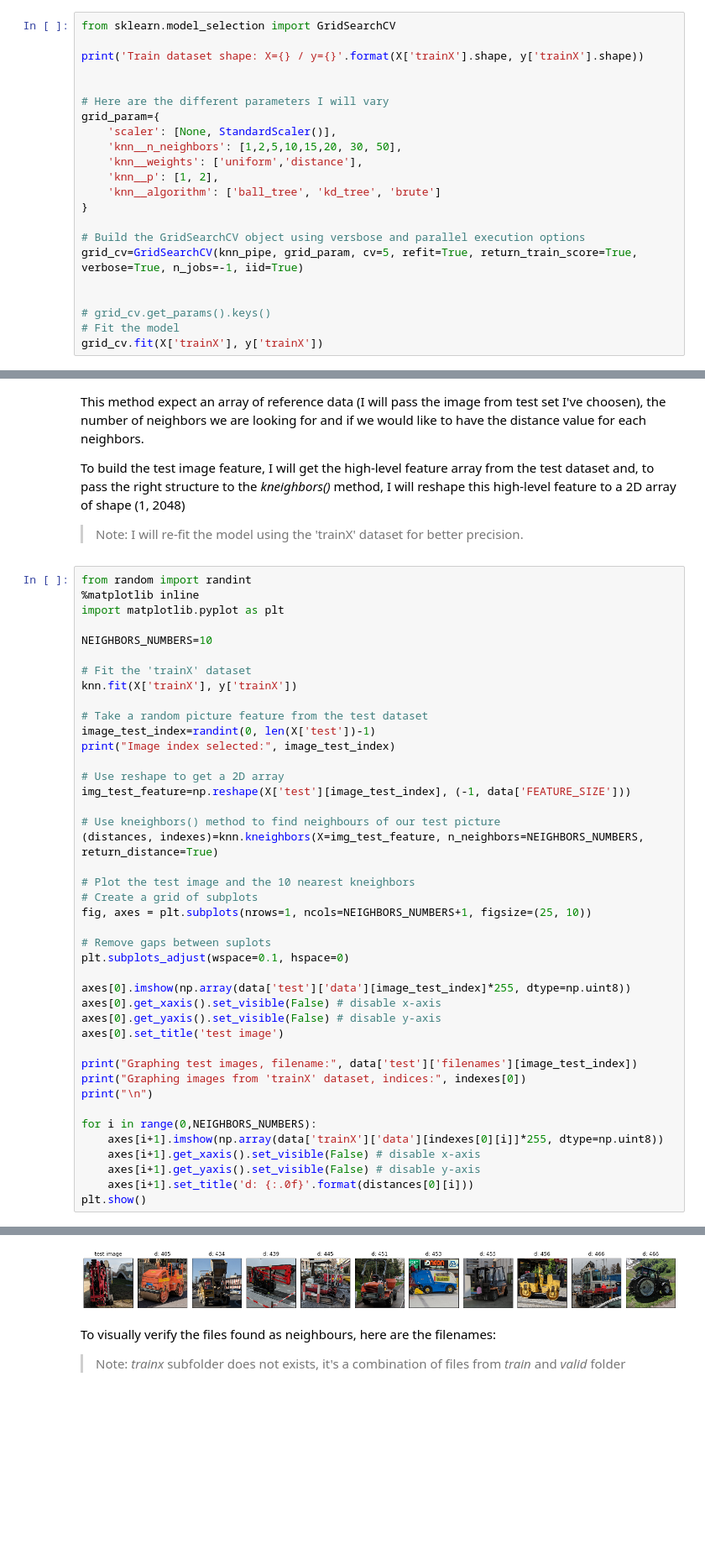
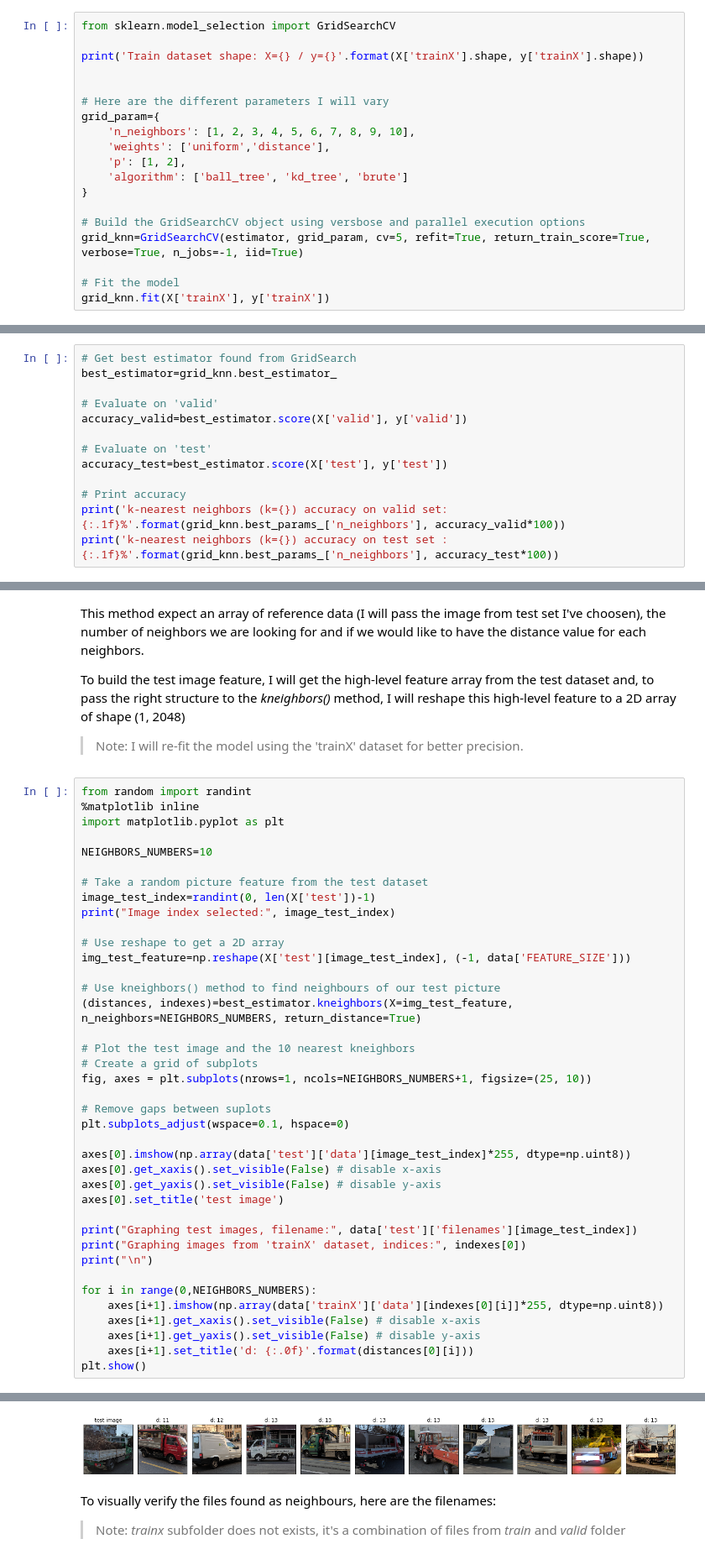
Before and after one commit to xnicolovici/machine_learning, a Jupyter notebook: notebooks/Course No 4/11. Course project/03 - Visual search with k-NN.ipynb, the cells around one changed output, grey strips where cells are left out. Shown at 84% size. Saved outputs shown, nothing was run; the diff lists cells and outputs as text; blank space fills up the shorter version.

```diff
--- a/notebooks/Course No 4/11. Course project/03 - Visual search with k-NN.ipynb
+++ b/notebooks/Course No 4/11. Course project/03 - Visual search with k-NN.ipynb
@@ -140,19 +132,16 @@ print('Train dataset shape: X={} / y={}'.format(X['trainX'].shape, y['trainX'].s
 
 # Here are the different parameters I will vary
 grid_param={
-    'scaler': [None, StandardScaler()],
-    'knn__n_neighbors': [1,2,5,10,15,20, 30, 50],
-    'knn__weights': ['uniform','distance'],
-    'knn__p': [1, 2],
-    'knn__algorithm': ['ball_tree', 'kd_tree', 'brute']
+    'n_neighbors': [1, 2, 3, 4, 5, 6, 7, 8, 9, 10],
+    'weights': ['uniform','distance'],
+    'p': [1, 2],
+    'algorithm': ['ball_tree', 'kd_tree', 'brute']
 }
 
 # Build the GridSearchCV object using versbose and parallel execution options
-grid_cv=GridSearchCV(knn_pipe, grid_param, cv=5, refit=True, return_train_score=True, verbose=True, n_jobs=-1, iid=True)
+grid_knn=GridSearchCV(estimator, grid_param, cv=5, refit=True, return_train_score=True, verbose=True, n_jobs=-1, iid=True)
 
-
-# grid_cv.get_params().keys()
 # Fit the model
-grid_cv.fit(X['trainX'], y['trainX'])
+grid_knn.fit(X['trainX'], y['trainX'])
 # %% [output]
 Train dataset shape: X=(420, 2048) / y=(420,)
@@ -243,0 +206,13 @@ k-nearest neighbors (k=6) accuracy on test set : 88.2%
+# %%
+# Get best estimator found from GridSearch
+best_estimator=grid_knn.best_estimator_
+
+# Evaluate on 'valid'
+accuracy_valid=best_estimator.score(X['valid'], y['valid'])
+
+# Evaluate on 'test'
+accuracy_test=best_estimator.score(X['test'], y['test'])
+
+# Print accuracy
+print('k-nearest neighbors (k={}) accuracy on valid set: {:.1f}%'.format(grid_knn.best_params_['n_neighbors'], accuracy_valid*100))
+print('k-nearest neighbors (k={}) accuracy on test set : {:.1f}%'.format(grid_knn.best_params_['n_neighbors'], accuracy_test*100))
@@ -259,9 +237,6 @@ from random import randint
 import matplotlib.pyplot as plt
 
 NEIGHBORS_NUMBERS=10
-
-# Fit the 'trainX' dataset
-knn.fit(X['trainX'], y['trainX'])
 
 # Take a random picture feature from the test dataset
 image_test_index=randint(0, len(X['test'])-1)
@@ -271,7 +246,7 @@ print("Image index selected:", image_test_index)
 img_test_feature=np.reshape(X['test'][image_test_index], (-1, data['FEATURE_SIZE']))
 
 # Use kneighbors() method to find neighbours of our test picture
-(distances, indexes)=knn.kneighbors(X=img_test_feature, n_neighbors=NEIGHBORS_NUMBERS, return_distance=True)
+(distances, indexes)=best_estimator.kneighbors(X=img_test_feature, n_neighbors=NEIGHBORS_NUMBERS, return_distance=True)
 
 # Plot the test image and the 10 nearest kneighbors
 # Create a grid of subplots
@@ -302,4 +277,4 @@ Graphing images from 'trainX' dataset, indices: [183 385 203 376 185 188 200 202
-[figure, old version]
+[figure, new version]
 # %% [markdown]
 To visually verify the files found as neighbours, here are the filenames:
 
```
Also changed, not shown: parts of 17 cells of this notebook, 3 other files.
